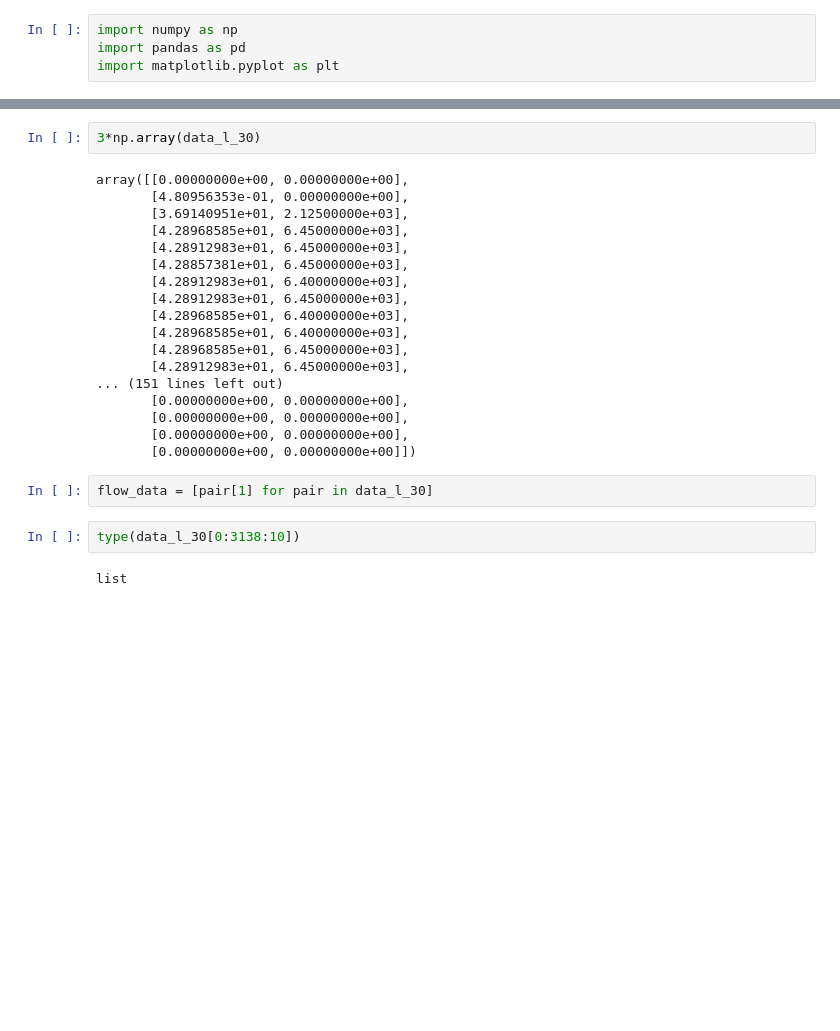
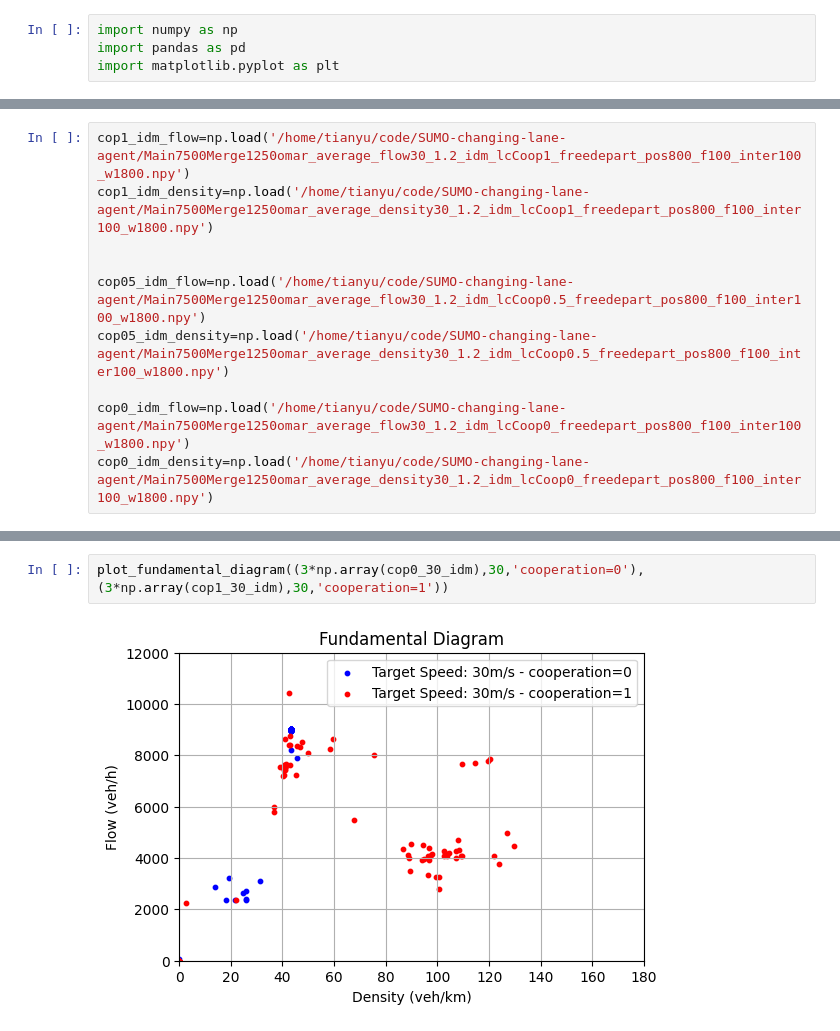
Before and after one commit to SHITIANYU-hue/SUMO-changing-lane-agent, a Jupyter notebook: results/analyze.ipynb, the cells around one changed output, grey strips where cells are left out. Saved outputs shown, nothing was run; the diff lists cells and outputs as text; blank space fills up the shorter version.

```diff
--- a/results/analyze.ipynb
+++ b/results/analyze.ipynb
@@ -47,0 +15,10 @@ array([   0.        ,    0.        ,  708.33333333, 2150.        ,
+# %%
+cop1_idm_flow=np.load('/home/tianyu/code/SUMO-changing-lane-agent/Main7500Merge1250omar_average_flow30_1.2_idm_lcCoop1_freedepart_pos800_f100_inter100_w1800.npy')
+cop1_idm_density=np.load('/home/tianyu/code/SUMO-changing-lane-agent/Main7500Merge1250omar_average_density30_1.2_idm_lcCoop1_freedepart_pos800_f100_inter100_w1800.npy')
+
+
+cop05_idm_flow=np.load('/home/tianyu/code/SUMO-changing-lane-agent/Main7500Merge1250omar_average_flow30_1.2_idm_lcCoop0.5_freedepart_pos800_f100_inter100_w1800.npy')
+cop05_idm_density=np.load('/home/tianyu/code/SUMO-changing-lane-agent/Main7500Merge1250omar_average_density30_1.2_idm_lcCoop0.5_freedepart_pos800_f100_inter100_w1800.npy')
+
+cop0_idm_flow=np.load('/home/tianyu/code/SUMO-changing-lane-agent/Main7500Merge1250omar_average_flow30_1.2_idm_lcCoop0_freedepart_pos800_f100_inter100_w1800.npy')
+cop0_idm_density=np.load('/home/tianyu/code/SUMO-changing-lane-agent/Main7500Merge1250omar_average_density30_1.2_idm_lcCoop0_freedepart_pos800_f100_inter100_w1800.npy')
@@ -264,26 +90,4 @@ plot_fundamental_diagram((3*np.array(data_l_30),30))
-# %%
-3*np.array(data_l_30)
-# %% [output]
-array([[0.00000000e+00, 0.00000000e+00],
-       [4.80956353e-01, 0.00000000e+00],
-       [3.69140951e+01, 2.12500000e+03],
-       [4.28968585e+01, 6.45000000e+03],
-       [4.28912983e+01, 6.45000000e+03],
-       [4.28857381e+01, 6.45000000e+03],
-       [4.28912983e+01, 6.40000000e+03],
-       [4.28912983e+01, 6.45000000e+03],
-       [4.28968585e+01, 6.40000000e+03],
-       [4.28968585e+01, 6.40000000e+03],
-       [4.28968585e+01, 6.45000000e+03],
-       [4.28912983e+01, 6.45000000e+03],
-... (151 lines left out)
-       [0.00000000e+00, 0.00000000e+00],
-       [0.00000000e+00, 0.00000000e+00],
-       [0.00000000e+00, 0.00000000e+00],
-       [0.00000000e+00, 0.00000000e+00]])
-# %%
-flow_data = [pair[1] for pair in data_l_30]
-# %%
-type(data_l_30[0:3138:10])
-# %% [output]
-list
+# %%
+plot_fundamental_diagram((3*np.array(cop0_30_idm),30,'cooperation=0'),(3*np.array(cop1_30_idm),30,'cooperation=1'))
+# %% [output]
+[figure, added]
```
Also changed, not shown: parts of 20 cells of this notebook.
